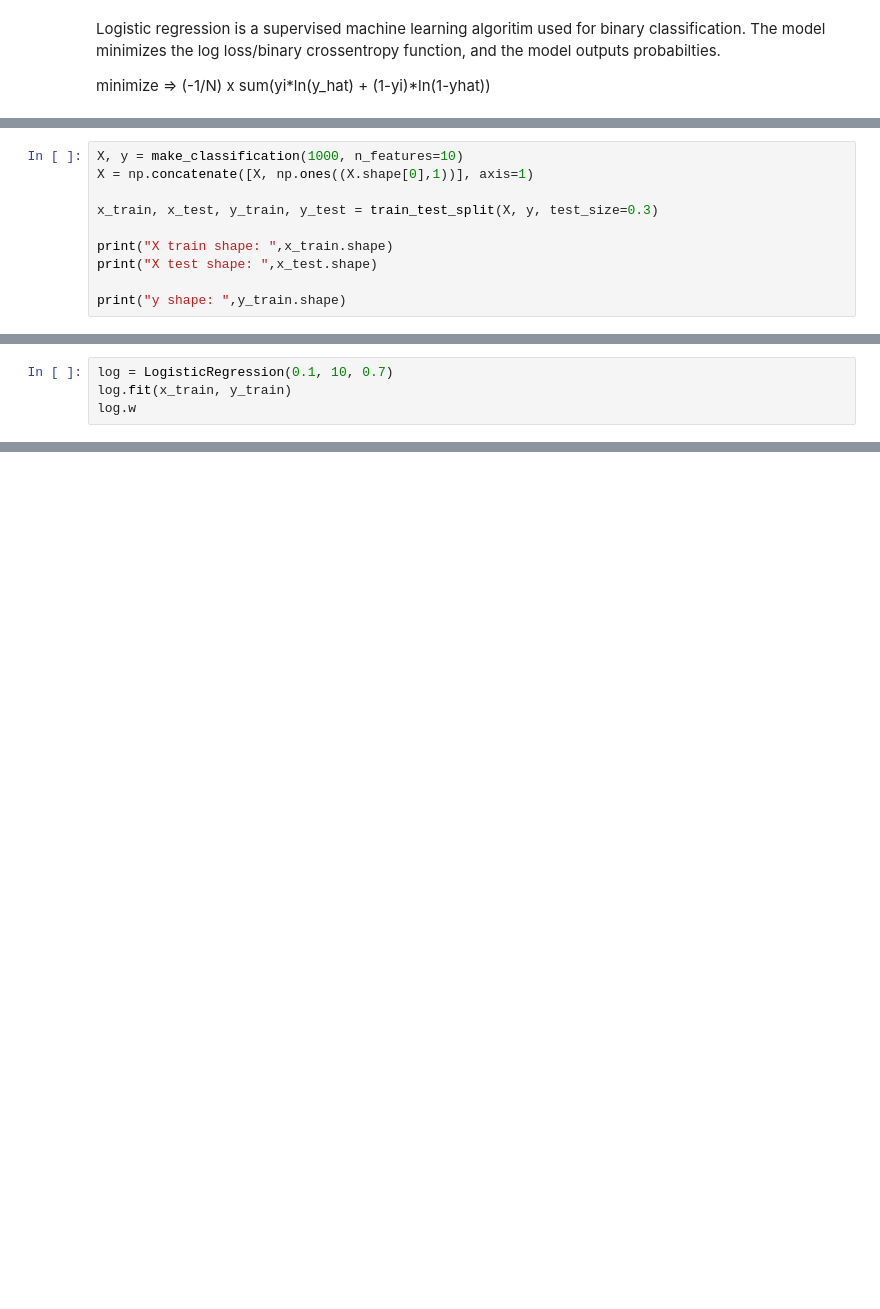
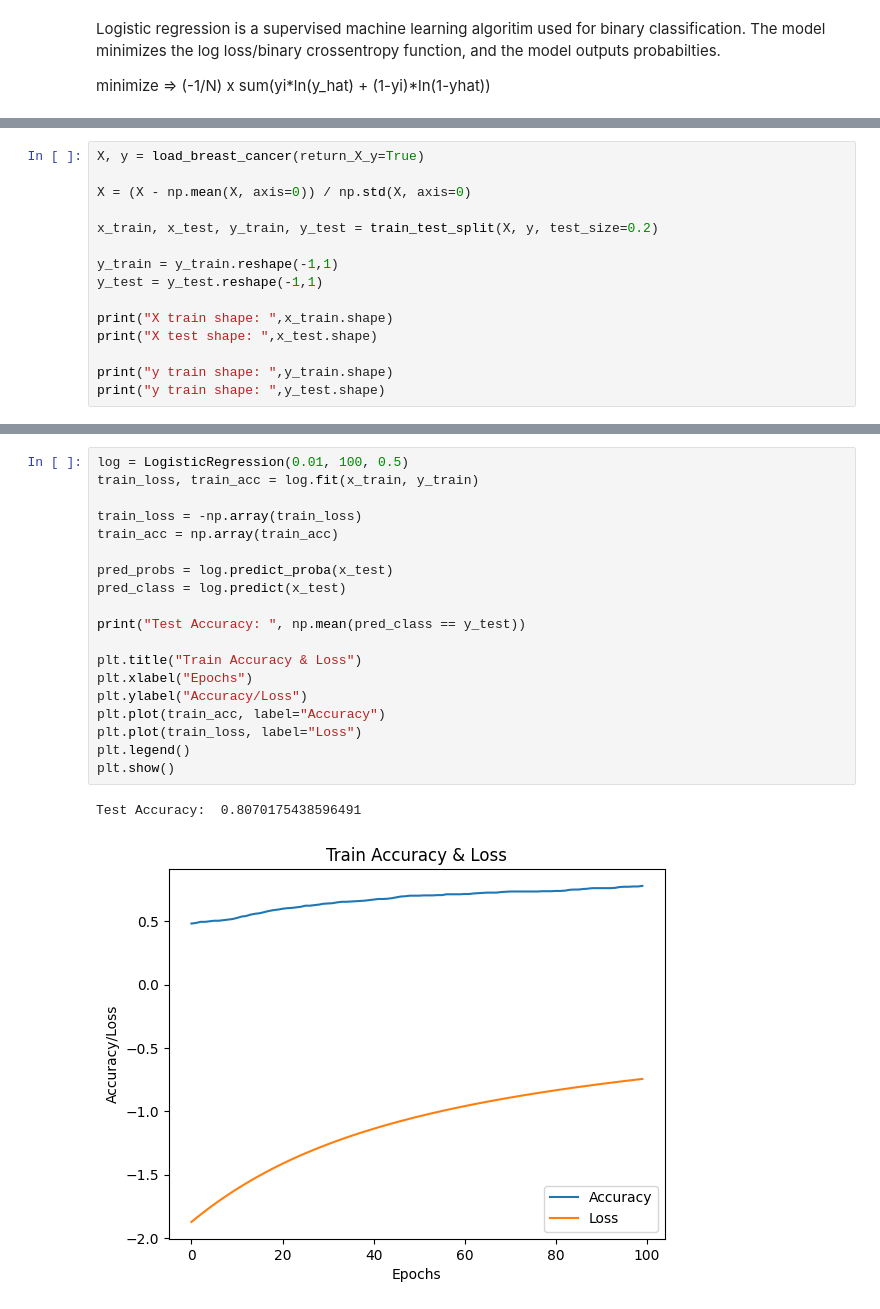
Before and after one commit to Hawlll/Hancoded_MLAlgos, a Jupyter notebook: LogisticRegression.ipynb, the cells around one changed output, grey strips where cells are left out. Drawn from its saved outputs; the diff is of its cells as text; blank space fills up the shorter version.

Commit message:
Finished Logistic Regression implementation.

```diff
--- a/LogisticRegression.ipynb
+++ b/LogisticRegression.ipynb
@@ -11,13 +13,18 @@ from sklearn.datasets import make_classification
 from sklearn.model_selection import train_test_split
 import pandas as pd
 # %%
-X, y = make_classification(1000, n_features=10)
-X = np.concatenate([X, np.ones((X.shape[0],1))], axis=1)
+X, y = load_breast_cancer(return_X_y=True)
 
-x_train, x_test, y_train, y_test = train_test_split(X, y, test_size=0.3)
+X = (X - np.mean(X, axis=0)) / np.std(X, axis=0)
+
+x_train, x_test, y_train, y_test = train_test_split(X, y, test_size=0.2)
+
+y_train = y_train.reshape(-1,1)
+y_test = y_test.reshape(-1,1)
 
 print("X train shape: ",x_train.shape)
 print("X test shape: ",x_test.shape)
 
-print("y shape: ",y_train.shape)
+print("y train shape: ",y_train.shape)
+print("y train shape: ",y_test.shape)
 # %% [output]
@@ -94,4 +62,0 @@ class LogisticRegression:
-# %%
-log = LogisticRegression(0.1, 10, 0.7)
-log.fit(x_train, y_train)
-log.w
@@ -132,0 +120,22 @@ pd.DataFrame({"Actual Label": y_test, "Predicted Prob": log.predict_proba(x_test
+# %%
+log = LogisticRegression(0.01, 100, 0.5)
+train_loss, train_acc = log.fit(x_train, y_train)
+
+train_loss = -np.array(train_loss)
+train_acc = np.array(train_acc)
+
+pred_probs = log.predict_proba(x_test)
+pred_class = log.predict(x_test)
+
+print("Test Accuracy: ", np.mean(pred_class == y_test))
+
+plt.title("Train Accuracy & Loss")
+plt.xlabel("Epochs")
+plt.ylabel("Accuracy/Loss")
+plt.plot(train_acc, label="Accuracy")
+plt.plot(train_loss, label="Loss")
+plt.legend()
+plt.show()
+# %% [output]
+Test Accuracy:  0.8070175438596491
+[figure, added]
```
Also changed, not shown: parts of 10 cells of this notebook.
